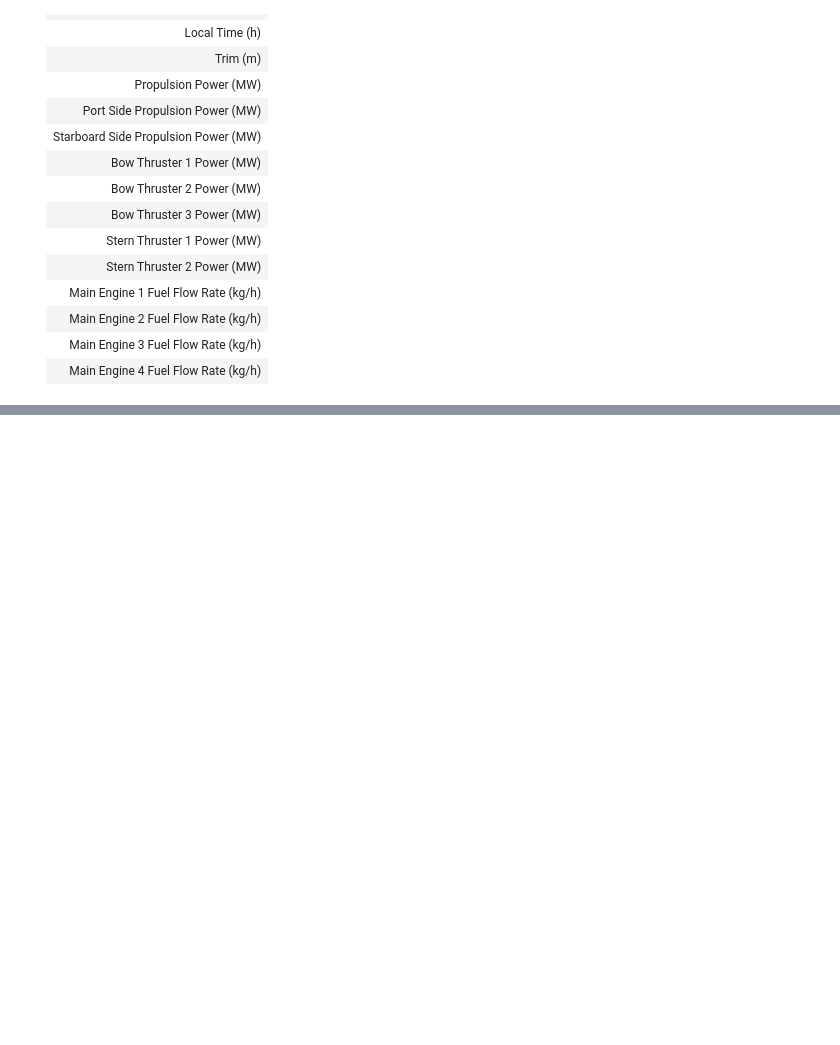
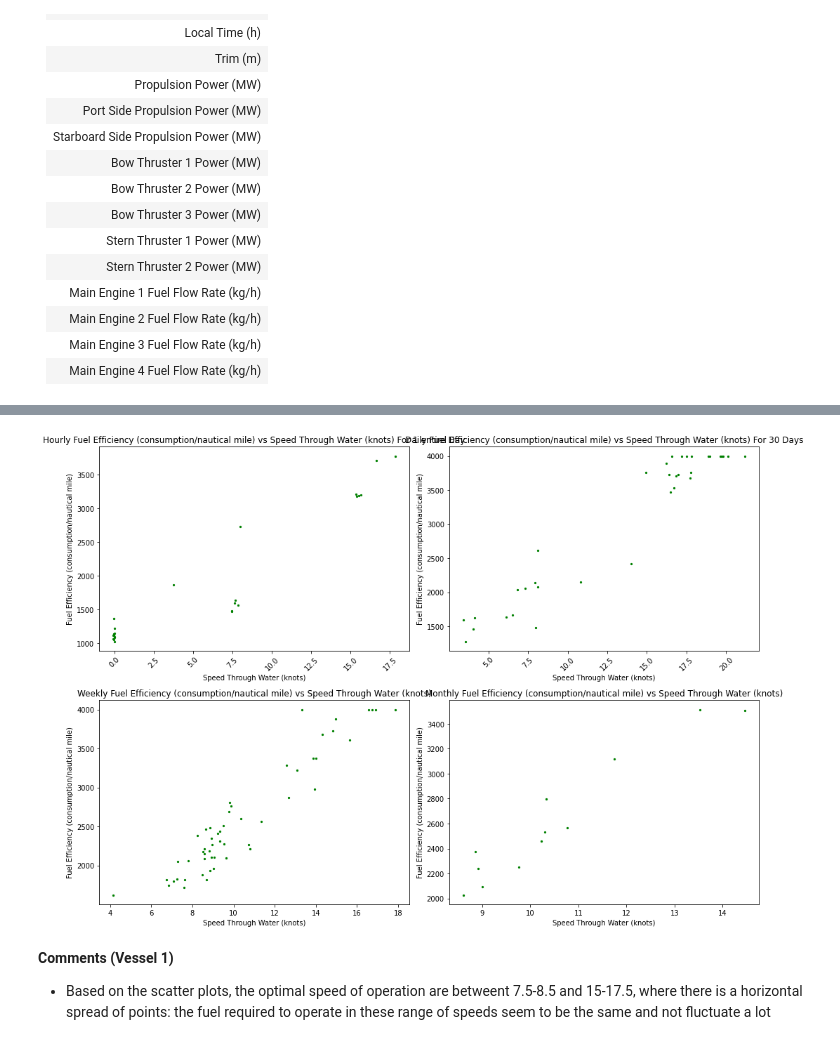
Before and after one commit to AKktk/Cruise_Performance_Analysis, a Jupyter notebook: eda.ipynb, the cells around one changed output, grey strips where cells are left out. Drawn from its saved outputs; the diff is of its cells as text; code cells hidden in the pictures; blank space fills up the shorter version.

```diff
--- a/eda.ipynb
+++ b/eda.ipynb
@@ -131,3 +265,10 @@ pair_plot(daily_df, hourly_df, weekly_df, monthly_df, 'Propulsion Power (MW)', '
+# %%
+pair_plot(h_kpi, d_kpi, w_kpi, m_kpi, 'Fuel Consumption per nautical mile', 'Speed Through Water (knots)')
+# %% [output]
+[figure, added]
+# %% [markdown]
+**Comments (Vessel 1)**
+- Based on the scatter plots, the optimal speed of operation are betweent 7.5-8.5 and 15-17.5, where there is a horizontal spread of points: the fuel required to operate in these range of speeds seem to be the same and not fluctuate a lot
 # %%
 weekly_df.reset_index(inplace=True)
 weekly_df.head()
```
Also changed, not shown: parts of 22 cells of this notebook, 4 other files.
